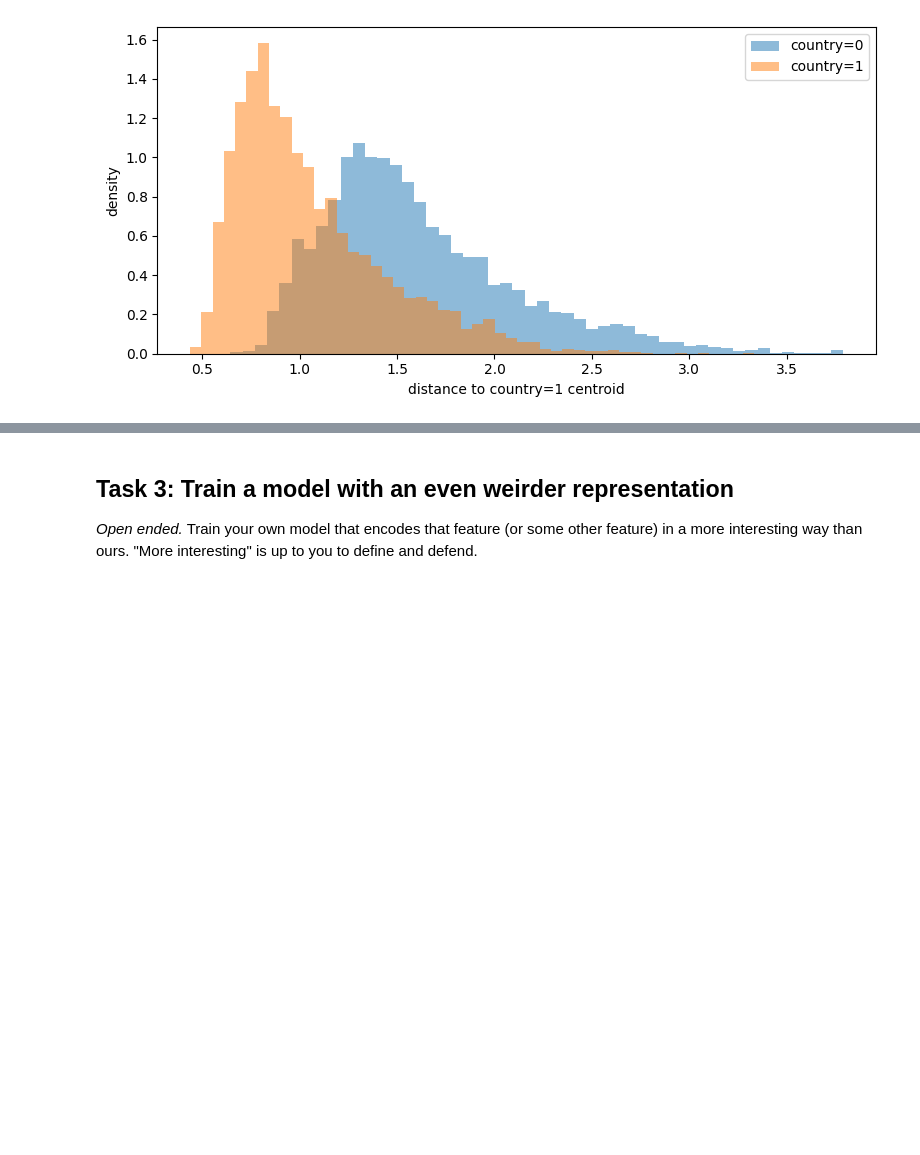
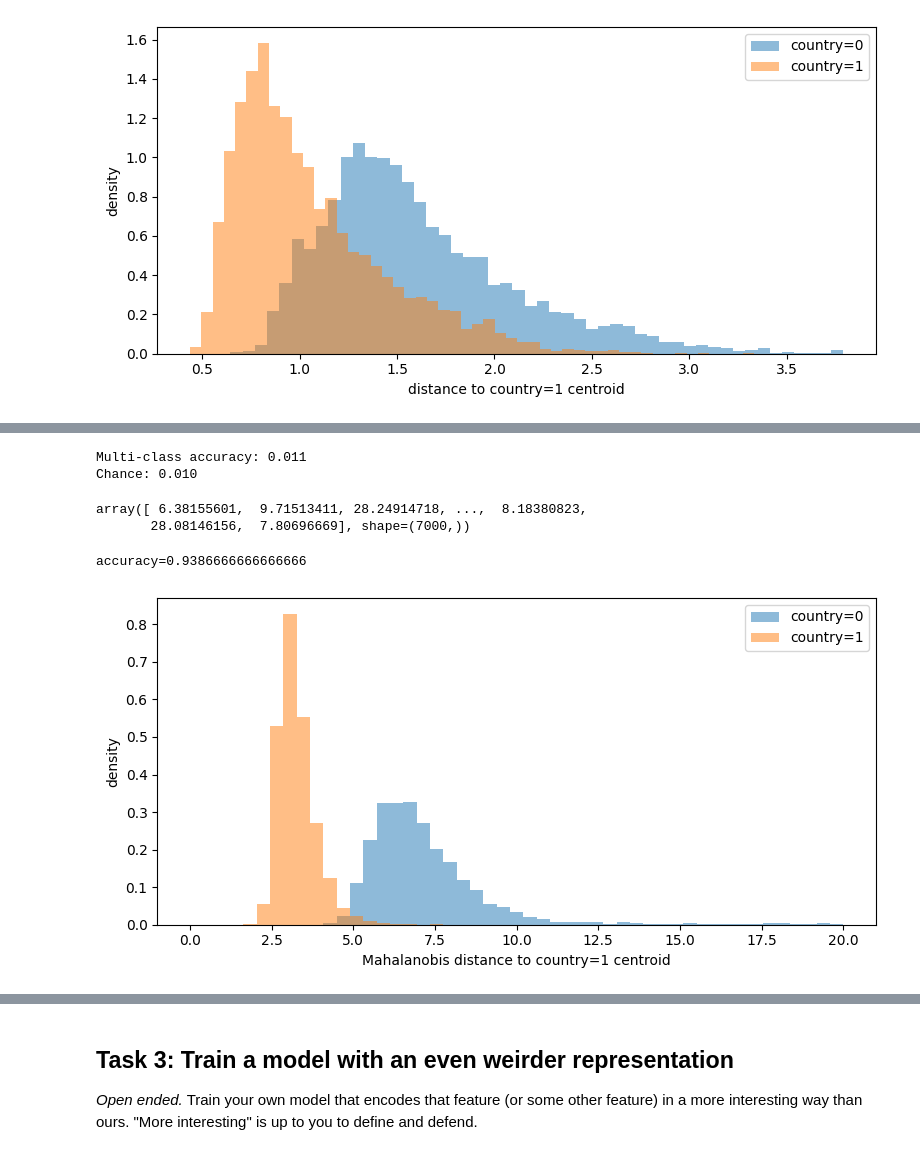
Before and after one commit to artmoskvin/bluedot-tais-puzzle, a Jupyter notebook: puzzle.ipynb, the cells around one changed output, grey strips where cells are left out. Cells and saved outputs as stored; diff of their text form; code cells hidden in the pictures; blank space fills up the shorter version.

```diff
--- a/puzzle.ipynb
+++ b/puzzle.ipynb
@@ -383,0 +736,24 @@ plt.tight_layout()
+# %%
+from sklearn.linear_model import LogisticRegression
+
+# Restrict to country=1 examples with an extracted country
+mask = np.array([c is not None for c in countries_per_text]) & (y == 1)
+X_sub = X[mask]
+country_labels = np.array([countries_per_text[i] for i in np.where(mask)[0]])
+
+# Only countries with enough examples (sklearn needs >=2 per class for splitting)
+counts = Counter(country_labels)
+keep_countries = [c for c, n in counts.items() if n >= 20]   # tune threshold
+keep = np.isin(country_labels, keep_countries)
+X_sub, country_labels = X_sub[keep], country_labels[keep]
+
+# Train / test split
+from sklearn.model_selection import train_test_split
+X_tr, X_te, y_tr, y_te = train_test_split(X_sub, country_labels, test_size=0.2, stratify=country_labels, random_state=0)
+
+clf = LogisticRegression(max_iter=2000, C=10).fit(X_tr, y_tr)
+print(f"Multi-class accuracy: {clf.score(X_te, y_te):.3f}")
+print(f"Chance: {1/len(keep_countries):.3f}")
+# %% [output]
+Multi-class accuracy: 0.011
+Chance: 0.010
@@ -383,0 +767,39 @@ plt.tight_layout()
+# %%
+mahal
+# %% [output]
+array([ 6.38155601,  9.71513411, 28.24914718, ...,  8.18380823,
+       28.08146156,  7.80696669], shape=(7000,))
+# %%
+from sklearn.linear_model import LogisticRegression
+
+train_X = train_activations.numpy()
+train_y = train_labels[:, 5]
+
+test_X = test_activations.numpy()
+test_y = test_labels[:, 5]
+
+cov = EmpiricalCovariance().fit(train_X[train_y == 1])
+train_mahal = cov.mahalanobis(train_X)
+test_mahal  = cov.mahalanobis(test_X)
+
+lr_1d = LogisticRegression().fit(train_mahal.reshape(-1,1), train_y)
+pred = lr_1d.predict(test_mahal.reshape(-1,1))
+accuracy = accuracy_score(test_y, pred)
+
+print(f"{accuracy=}")
+# %% [output]
+accuracy=0.9386666666666666
+# %%
+train_dist = np.sqrt(train_mahal)   # actual Mahalanobis distance
+
+fig, ax = plt.subplots(figsize=(8, 4))
+bins = np.linspace(0, 20, 50)        # explicit bin edges, ignore outliers
+
+ax.hist(train_dist[train_y == 0], bins=bins, alpha=0.5, label="country=0", density=True)
+ax.hist(train_dist[train_y == 1], bins=bins, alpha=0.5, label="country=1", density=True)
+ax.set_xlabel("Mahalanobis distance to country=1 centroid")
+ax.set_ylabel("density")
+ax.legend()
+plt.tight_layout()
+# %% [output]
+[figure, added]
```
Also changed, not shown: parts of 15 cells of this notebook.
